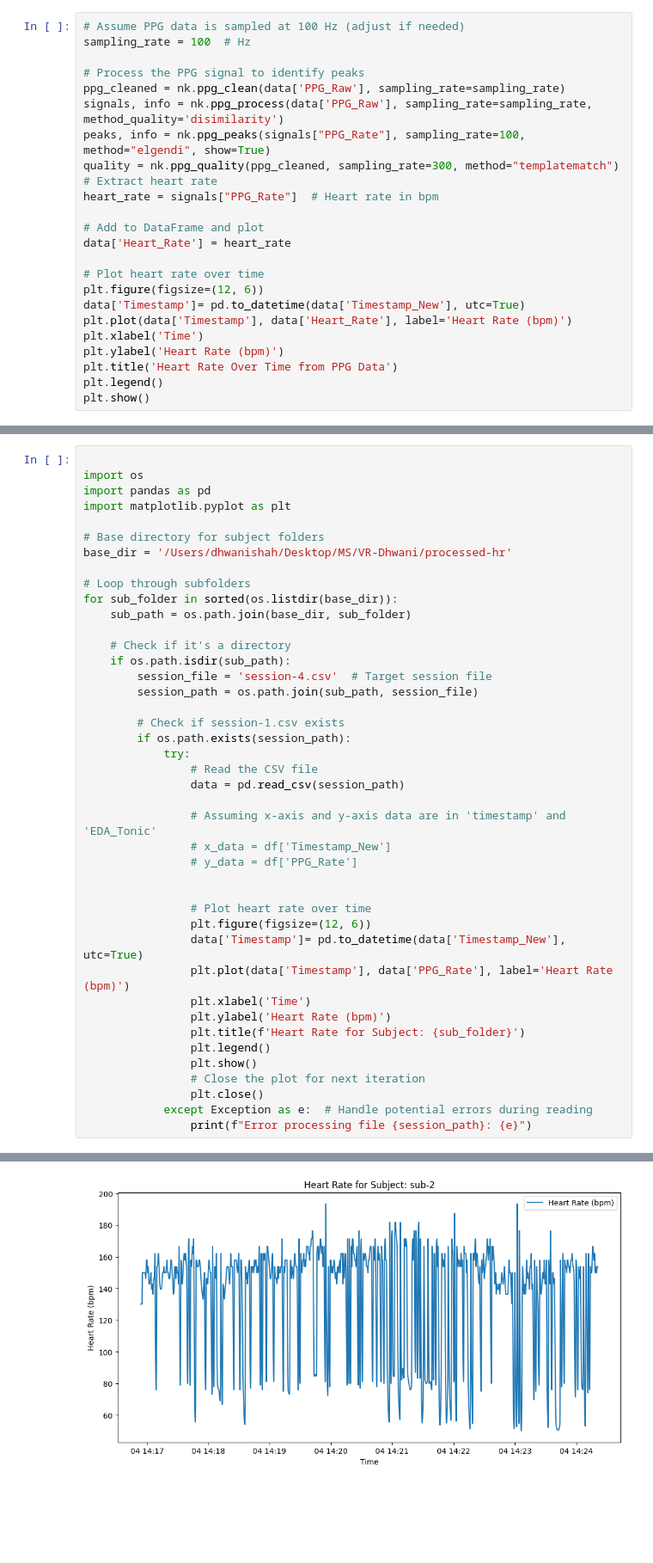
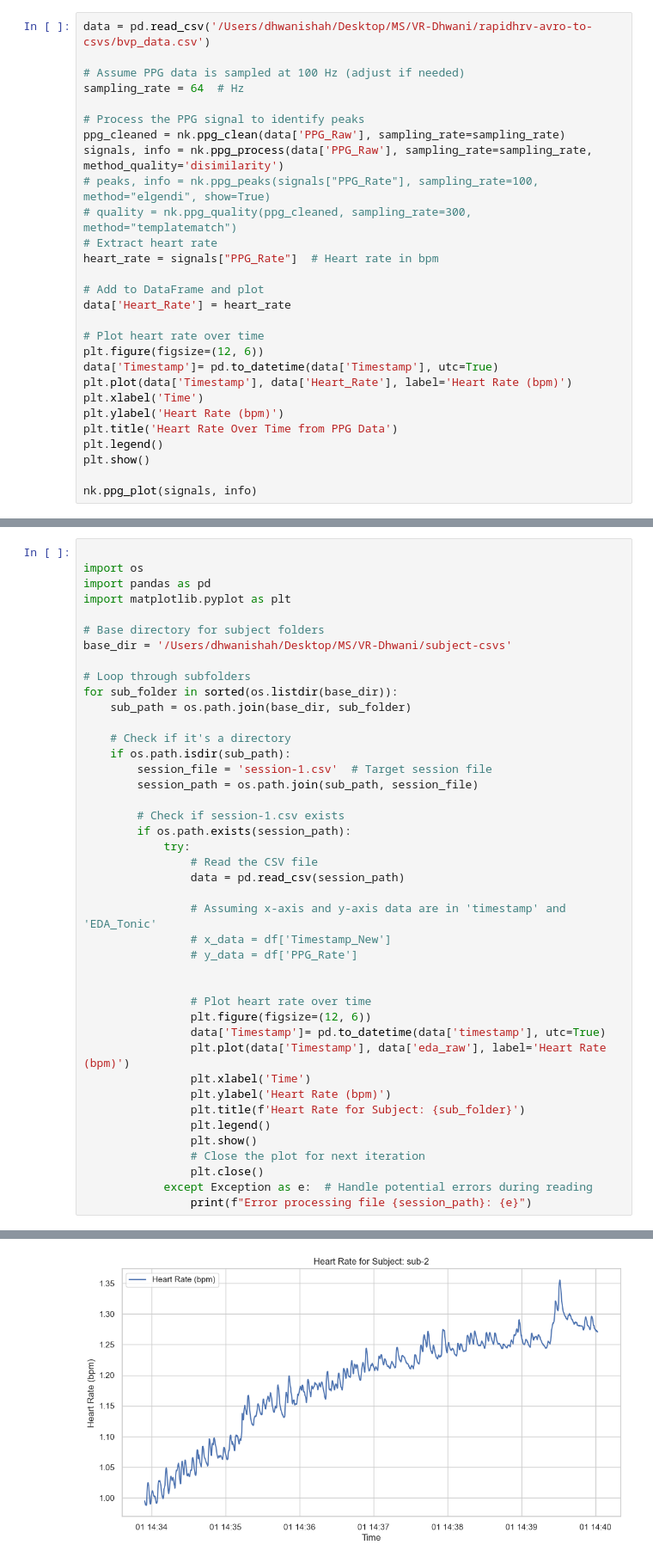
Before and after one commit to DhwaniShah7/Fear_Learning, a Jupyter notebook: Analysis/plot-pilot-neurokit.ipynb, the cells around one changed output, grey strips where cells are left out. Shown at 86% size. Drawn from its saved outputs; the diff is of its cells as text; blank space fills up the shorter version.

```diff
--- a/Analysis/plot-pilot-neurokit.ipynb
+++ b/Analysis/plot-pilot-neurokit.ipynb
@@ -21,12 +19,14 @@ data = pd.read_csv('/Users/dhwanishah/Desktop/MS/VR-Dhwani/subject-csvs-hr/sub-2
 # %%
+data = pd.read_csv('/Users/dhwanishah/Desktop/MS/VR-Dhwani/rapidhrv-avro-to-csvs/bvp_data.csv')
+
 # Assume PPG data is sampled at 100 Hz (adjust if needed)
-sampling_rate = 100  # Hz
+sampling_rate = 64  # Hz
 
 # Process the PPG signal to identify peaks
 ppg_cleaned = nk.ppg_clean(data['PPG_Raw'], sampling_rate=sampling_rate)
 signals, info = nk.ppg_process(data['PPG_Raw'], sampling_rate=sampling_rate, method_quality='disimilarity')
-peaks, info = nk.ppg_peaks(signals["PPG_Rate"], sampling_rate=100, method="elgendi", show=True)
-quality = nk.ppg_quality(ppg_cleaned, sampling_rate=300, method="templatematch")
+# peaks, info = nk.ppg_peaks(signals["PPG_Rate"], sampling_rate=100, method="elgendi", show=True)
+# quality = nk.ppg_quality(ppg_cleaned, sampling_rate=300, method="templatematch")
 # Extract heart rate
 heart_rate = signals["PPG_Rate"]  # Heart rate in bpm
 
@@ -35,11 +35,13 @@ data['Heart_Rate'] = heart_rate
 
 # Plot heart rate over time
 plt.figure(figsize=(12, 6))
-data['Timestamp']= pd.to_datetime(data['Timestamp_New'], utc=True)
+data['Timestamp']= pd.to_datetime(data['Timestamp'], utc=True)
 plt.plot(data['Timestamp'], data['Heart_Rate'], label='Heart Rate (bpm)')
 plt.xlabel('Time')
 plt.ylabel('Heart Rate (bpm)')
 plt.title('Heart Rate Over Time from PPG Data')
 plt.legend()
 plt.show()
+
+nk.ppg_plot(signals, info)
 # %% [output]
@@ -143,7 +498,7 @@ import pandas as pd
 import matplotlib.pyplot as plt
 
 # Base directory for subject folders
-base_dir = '/Users/dhwanishah/Desktop/MS/VR-Dhwani/processed-hr'
+base_dir = '/Users/dhwanishah/Desktop/MS/VR-Dhwani/subject-csvs'
 
 # Loop through subfolders
 for sub_folder in sorted(os.listdir(base_dir)):
@@ -151,7 +506,7 @@ for sub_folder in sorted(os.listdir(base_dir)):
 
     # Check if it's a directory
     if os.path.isdir(sub_path):
-        session_file = 'session-4.csv'  # Target session file
+        session_file = 'session-1.csv'  # Target session file
         session_path = os.path.join(sub_path, session_file)
 
         # Check if session-1.csv exists
@@ -167,8 +522,8 @@ for sub_folder in sorted(os.listdir(base_dir)):
 
                 # Plot heart rate over time
                 plt.figure(figsize=(12, 6))
-                data['Timestamp']= pd.to_datetime(data['Timestamp_New'], utc=True)
-                plt.plot(data['Timestamp'], data['PPG_Rate'], label='Heart Rate (bpm)')
+                data['Timestamp']= pd.to_datetime(data['timestamp'], utc=True)
+                plt.plot(data['Timestamp'], data['eda_raw'], label='Heart Rate (bpm)')
                 plt.xlabel('Time')
                 plt.ylabel('Heart Rate (bpm)')
                 plt.title(f'Heart Rate for Subject: {sub_folder}')
@@ -185 +540 @@ for sub_folder in sorted(os.listdir(base_dir)):
-[figure, old version]
+[figure, new version]
```
Also changed, not shown: parts of 16 cells of this notebook, 10 other files.
